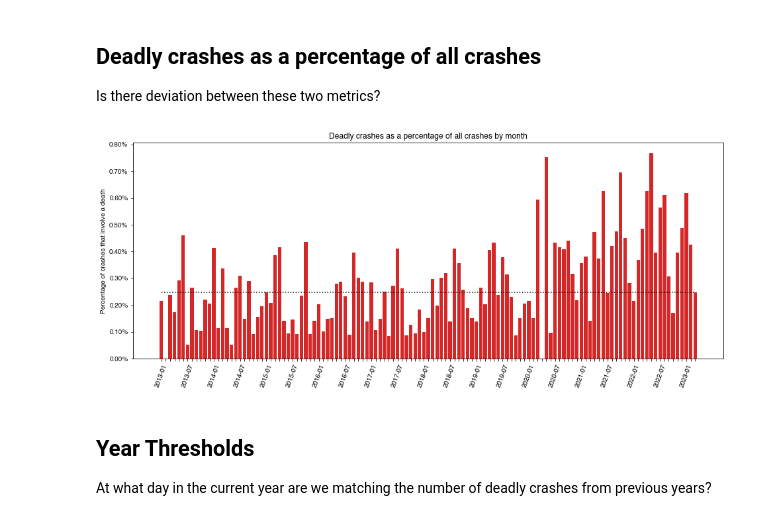
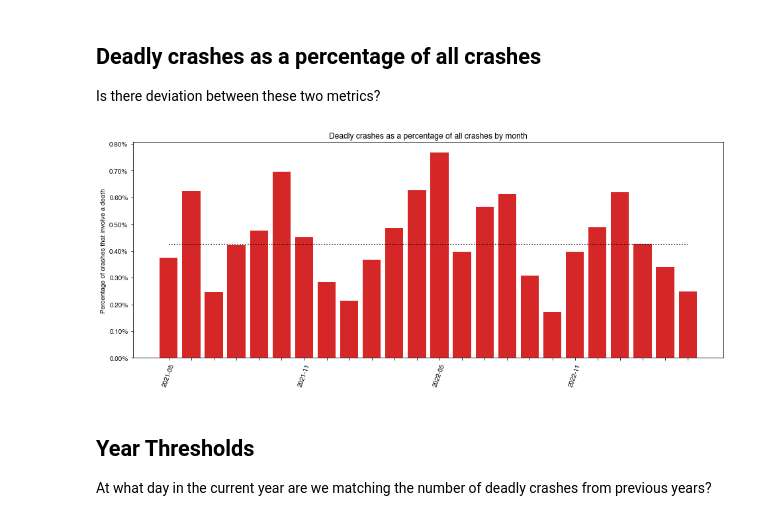
Before and after one commit to devinbrady/denver-street-data, a Jupyter notebook: Deadly_Crashes_by_Year.ipynb, the cells around one changed output. Drawn from its saved outputs; the diff is of its cells as text; code cells hidden in the pictures.

```diff
--- a/Deadly_Crashes_by_Year.ipynb
+++ b/Deadly_Crashes_by_Year.ipynb
@@ -367,33 +367,33 @@ monthly_crash_rate['deadly_crash_perc'] = monthly_crash_rate['deadly_crashes'] /
 # %%
 fig, ax = plt.subplots(figsize=(16,6))
 
-data_to_plot = monthly_crash_rate.copy()
-# data_to_plot = monthly_crash_rate.tail(24).copy()
+# data_to_plot = monthly_crash_rate.copy()
+data_to_plot = monthly_crash_rate.tail(24).copy()
 
 ax.bar(
     x=data_to_plot['year_month']
     , height=data_to_plot['deadly_crash_perc']
     , color=TABLEAU_COLORS['tab:red']
 )
 
 ax.plot(
     [0, len(data_to_plot) - 1]
     , 2 * [data_to_plot['deadly_crash_perc'].median()]
     , color='black'
     , linestyle=':'
 )
 
 ax.tick_params(axis='x', rotation=70)
 
 n = 6  # Keep every Nth label
 [l.set_visible(False) for (i,l) in enumerate(ax.xaxis.get_ticklabels()) if i % n != 0]
 
 ax.yaxis.set_major_formatter(mtick.PercentFormatter(xmax=1))
 
 plt.ylabel('Percentage of crashes that involve a death')
 _ = plt.title('Deadly crashes as a percentage of all crashes by month')
 # %% [output]
-[figure, old version]
+[figure, new version]
 # %% [markdown]
 ## Year Thresholds
 
```
Also changed, not shown: parts of 13 cells of this notebook, 53 other files.
